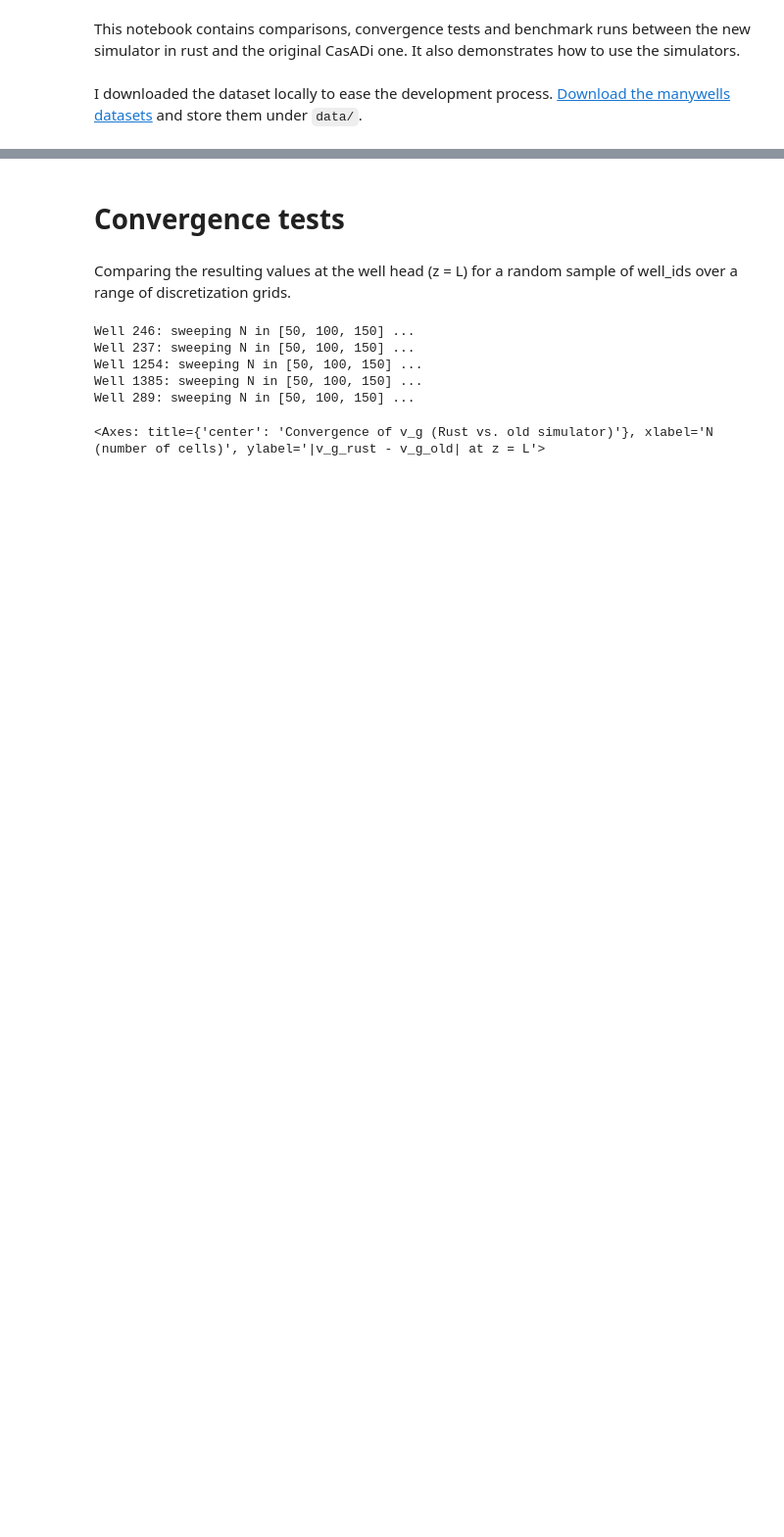
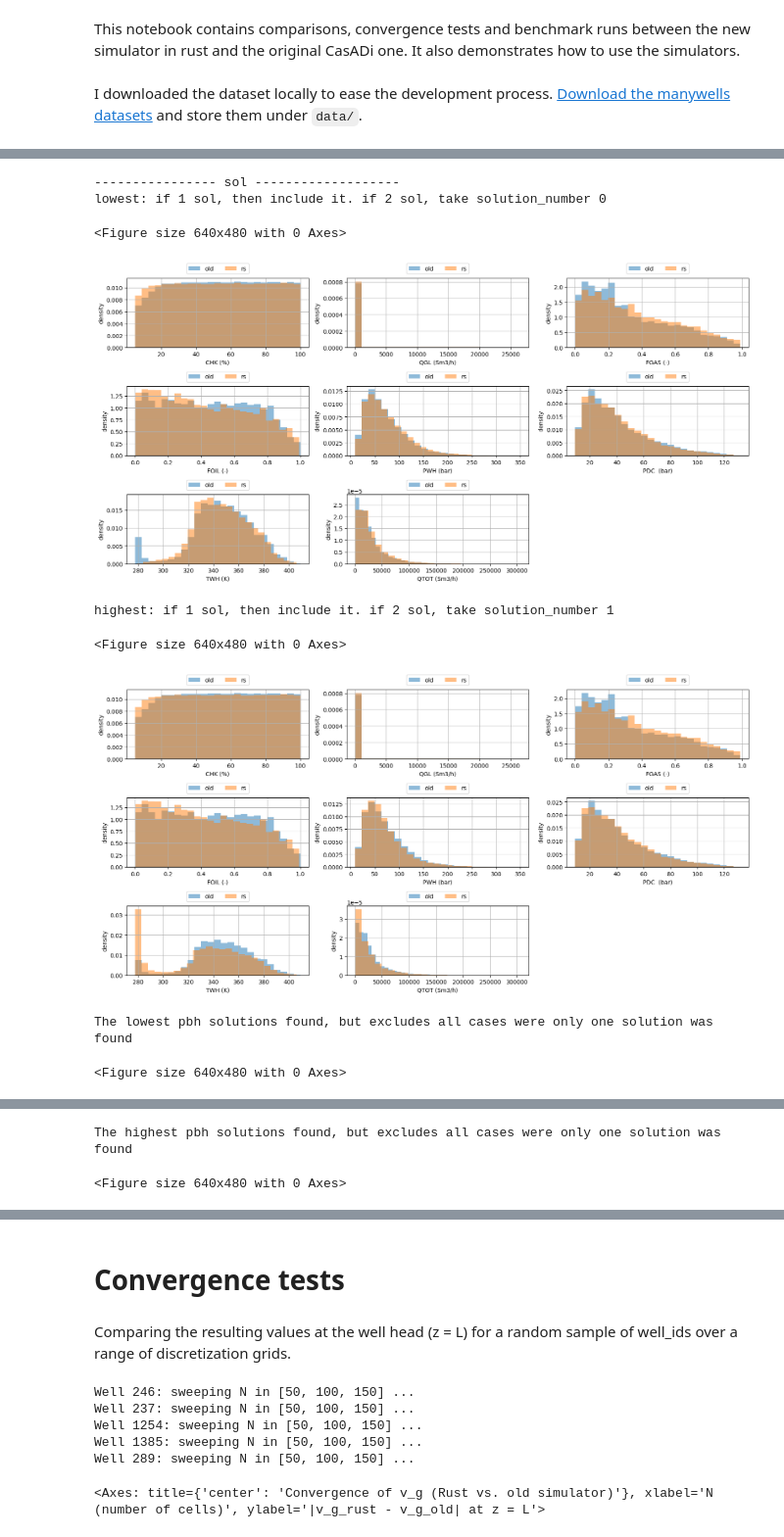
Before and after one commit to Kajrakso/manywells, a Jupyter notebook: notebook.ipynb, the cells around one changed output, grey strips where cells are left out. Shown at 98% size. Cells and saved outputs as stored; diff of their text form; code cells hidden in the pictures; blank space fills up the shorter version.

```diff
--- a/notebook.ipynb
+++ b/notebook.ipynb
@@ -90,0 +96,38 @@ plt.show()
+# %%
+df_sol_rs_lowest = df_sol_rs[df_sol_rs['solution_number'] == 0] # lower pbh
+
+idx = df_sol_rs.groupby(['ID', 'sample_id'])['solution_number'].idxmax()
+df_sol_rs_highest = df_sol_rs.loc[idx] # max solution number. this gives only the highest pbh solution found (and includes those were only 1 sol were found)
+
+
+# groups where more than one solution exists
+grp = df_sol_rs.groupby(['ID', 'sample_id'])['solution_number']
+counts = grp.transform('size')
+
+df_multi = df_sol_rs[counts > 1]
+
+idx_low = df_multi.groupby(['ID', 'sample_id'])['solution_number'].idxmin()
+df_sol_rs_lowest_if_2 = df_multi.loc[idx_low]  # lowest pbh, only when >=2 solutions
+
+
+df_sol_rs_highest_if_2 = df_sol_rs[df_sol_rs['solution_number'] == 1] # higher pbh (but might be problematic if only 1 sol were found)
+# %%
+print("---------------- sol -------------------")
+print("lowest: if 1 sol, then include it. if 2 sol, take solution_number 0")
+compare_distributions(df_sol, df_sol_rs_lowest, filename="manywells_sol_compare_distributions_lowest_PBH")
+print("highest: if 1 sol, then include it. if 2 sol, take solution_number 1")
+compare_distributions(df_sol, df_sol_rs_highest, filename="manywells_sol_compare_distributions_highest_PBH")
+print("The lowest pbh solutions found, but excludes all cases were only one solution was found")
+compare_distributions(df_sol, df_sol_rs_lowest_if_2, filename="manywells_sol_compare_distributions_lowest_PBH_if_2_sols")
+print("The highest pbh solutions found, but excludes all cases were only one solution was found")
+compare_distributions(df_sol, df_sol_rs_highest_if_2, filename="manywells_sol_compare_distributions_highest_PBH_if_2_sols")
+# %% [output]
+---------------- sol -------------------
+lowest: if 1 sol, then include it. if 2 sol, take solution_number 0
+<Figure size 640x480 with 0 Axes>
+[figure, added]
+highest: if 1 sol, then include it. if 2 sol, take solution_number 1
+<Figure size 640x480 with 0 Axes>
+[figure, added]
+The lowest pbh solutions found, but excludes all cases were only one solution was found
+<Figure size 640x480 with 0 Axes>
@@ -90,0 +135,2 @@ plt.show()
+The highest pbh solutions found, but excludes all cases were only one solution was found
+<Figure size 640x480 with 0 Axes>
```
Also changed, not shown: parts of 11 cells of this notebook, 12 other files.
